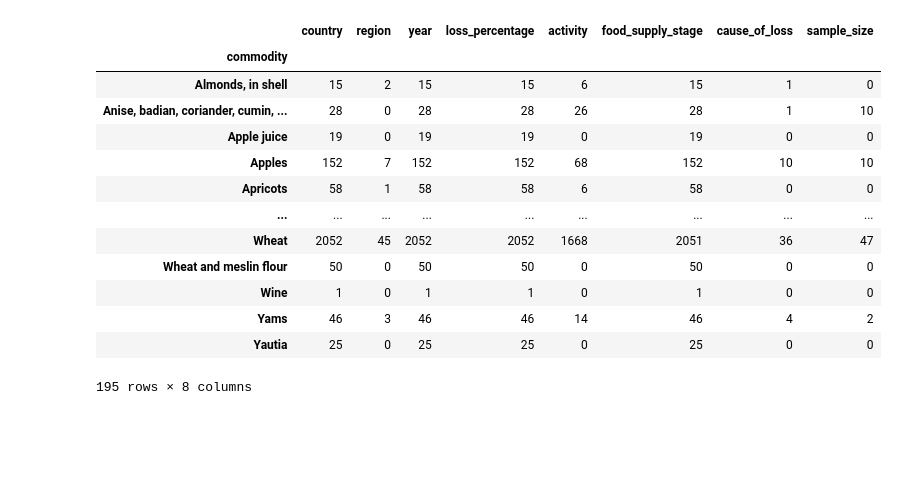
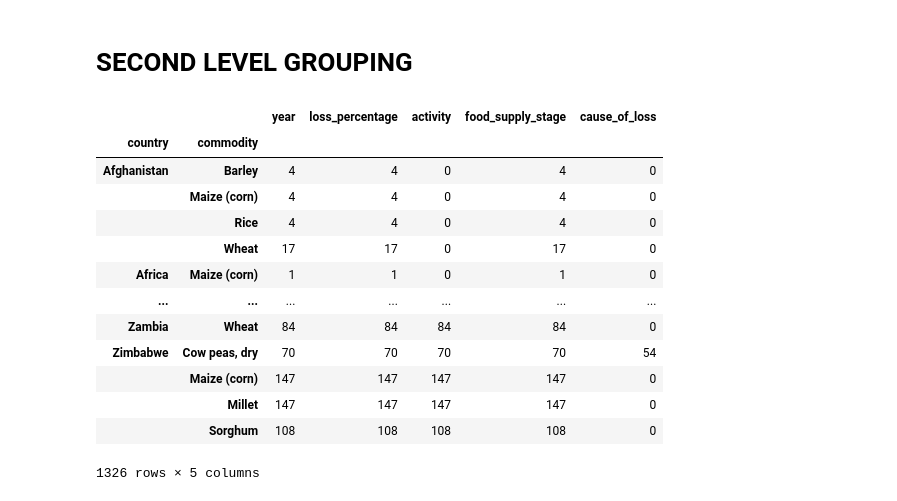
Before and after one commit to murathansygl/Food-Supply-Chain, a Jupyter notebook: eda.ipynb, the cells around one changed output. Drawn from its saved outputs; the diff is of its cells as text; code cells hidden in the pictures; blank space fills up the shorter version.

```diff
--- a/eda.ipynb
+++ b/eda.ipynb
@@ -4,7 +4,7 @@ import numpy as np
 # %%
 df=pd.read_csv("Data.csv")
 # %%
-df=df[["country","region","commodity","year","loss_percentage","activity","food_supply_stage","cause_of_loss","sample_size"]]
+df=df[["country","commodity","year","loss_percentage","activity","food_supply_stage","cause_of_loss"]]
 # %%
 df
 # %% [output]
@@ -122,17 +153,19 @@ df[df["country"]=="Zambia"].groupby("activity").count()
+# %% [markdown]
+# SECOND LEVEL GROUPING
 # %%
-df.groupby("commodity").count()
+df.groupby(["country","commodity"]).count() #Grouped based on the country
 # %% [output]
-|  | country | region | year | loss_percentage | activity | food_supply_stage | cause_of_loss | sample_size |
-| commodity |  |  |  |  |  |  |  |  |
-| Almonds, in shell | 15 | 2 | 15 | 15 | 6 | 15 | 1 | 0 |
-| Anise, badian, coriander, cumin, ... | 28 | 0 | 28 | 28 | 26 | 28 | 1 | 10 |
-| Apple juice | 19 | 0 | 19 | 19 | 0 | 19 | 0 | 0 |
-| Apples | 152 | 7 | 152 | 152 | 68 | 152 | 10 | 10 |
-| Apricots | 58 | 1 | 58 | 58 | 6 | 58 | 0 | 0 |
-| ... | ... | ... | ... | ... | ... | ... | ... | ... |
-| Wheat | 2052 | 45 | 2052 | 2052 | 1668 | 2051 | 36 | 47 |
-| Wheat and meslin flour | 50 | 0 | 50 | 50 | 0 | 50 | 0 | 0 |
-| Wine | 1 | 0 | 1 | 1 | 0 | 1 | 0 | 0 |
-| Yams | 46 | 3 | 46 | 46 | 14 | 46 | 4 | 2 |
-| Yautia | 25 | 0 | 25 | 25 | 0 | 25 | 0 | 0 |
+|  |  | year | loss_percentage | activity | food_supply_stage | cause_of_loss |
+| country | commodity |  |  |  |  |  |
+| Afghanistan | Barley | 4 | 4 | 0 | 4 | 0 |
+|  | Maize (corn) | 4 | 4 | 0 | 4 | 0 |
+|  | Rice | 4 | 4 | 0 | 4 | 0 |
+|  | Wheat | 17 | 17 | 0 | 17 | 0 |
+| Africa | Maize (corn) | 1 | 1 | 0 | 1 | 0 |
+| ... | ... | ... | ... | ... | ... | ... |
+| Zambia | Wheat | 84 | 84 | 84 | 84 | 0 |
+| Zimbabwe | Cow peas, dry | 70 | 70 | 70 | 70 | 54 |
+|  | Maize (corn) | 147 | 147 | 147 | 147 | 0 |
+|  | Millet | 147 | 147 | 147 | 147 | 0 |
+|  | Sorghum | 108 | 108 | 108 | 108 | 0 |
-195 rows × 8 columns
+1326 rows × 5 columns
```
Also changed, not shown: parts of 19 cells of this notebook.
